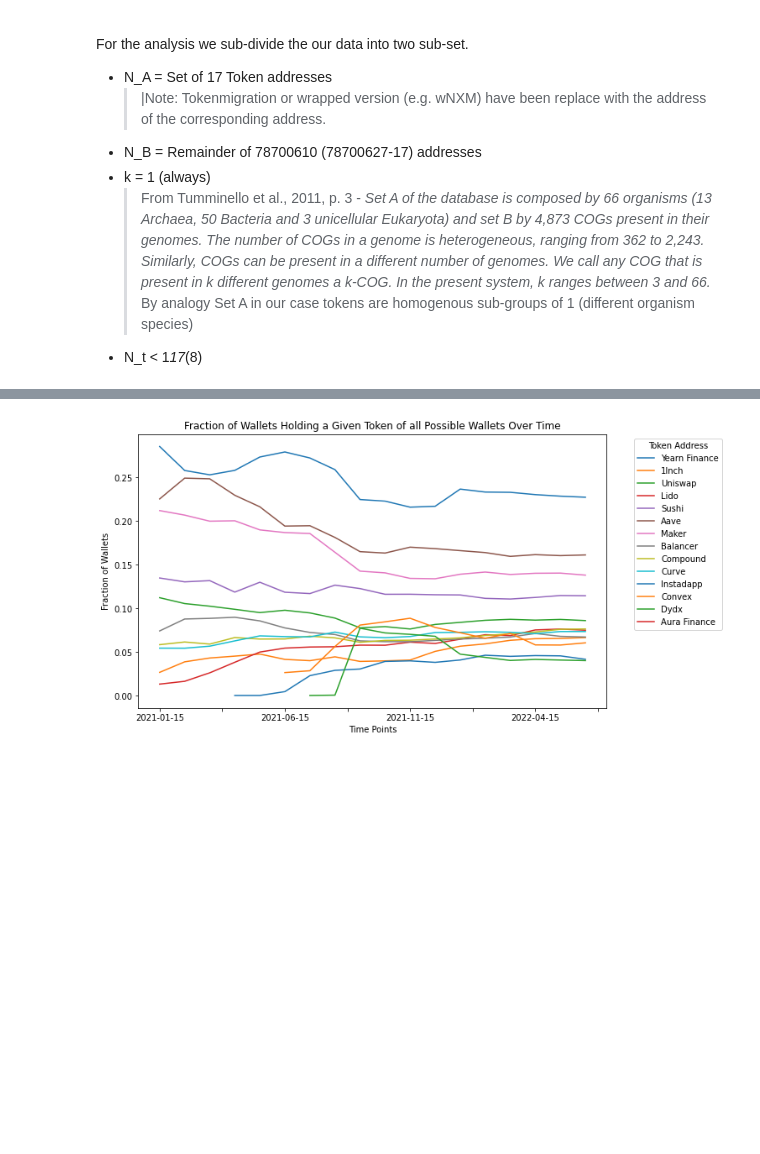
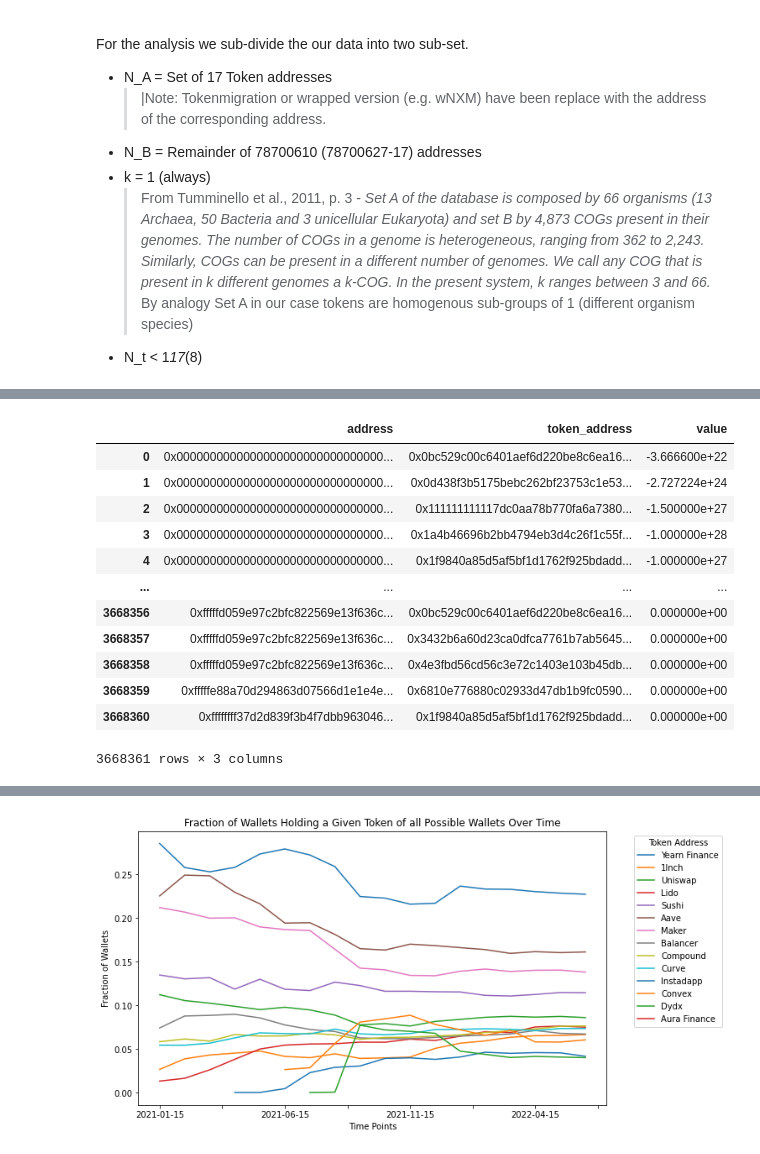
Before and after one commit to xm3van/research-project-erc20-governance, a Jupyter notebook: bipartite_complex_systems_token_network_projections/network_analysis_prep_clean.ipynb, the cells around one changed output, grey strips where cells are left out. Saved outputs shown, nothing was run; the diff lists cells and outputs as text; code cells hidden in the pictures; blank space fills up the shorter version.

```diff
--- a/bipartite_complex_systems_token_network_projections/network_analysis_prep_clean.ipynb
+++ b/bipartite_complex_systems_token_network_projections/network_analysis_prep_clean.ipynb
@@ -39,3 +48,28 @@ known_burner_addresses = ['0x0000000000000000000000000000000000000000',
+# %%
+for snapshot in df_snapshot[df_snapshot['Block Height'] >= 11547458]['Block Height']:
+
+    # read snapshot
+    # ddf = pd.read_csv(join(path, 'token_balance_lookup_tables/token_holder_snapshot_balance_14967365.csv'))
+    ddf = pd.read_csv(join(path,f"token_balance_lookup_tables_labelled/df_token_balenace_labelled_greater_01pct_bh{snapshot}_v2.csv"), index_col=[0])
+    ddf = ddf.rename(columns={'address_x': 'address'})
+    ddf =
+    break
+# %%
+ddf
+# %% [output]
+|  | address | token_address | value |
+| 0 | 0x0000000000000000000000000000000... | 0x0bc529c00c6401aef6d220be8c6ea16... | -3.666600e+22 |
+| 1 | 0x0000000000000000000000000000000... | 0x0d438f3b5175bebc262bf23753c1e53... | -2.727224e+24 |
+| 2 | 0x0000000000000000000000000000000... | 0x111111111117dc0aa78b770fa6a7380... | -1.500000e+27 |
+| 3 | 0x0000000000000000000000000000000... | 0x1a4b46696b2bb4794eb3d4c26f1c55f... | -1.000000e+28 |
+| 4 | 0x0000000000000000000000000000000... | 0x1f9840a85d5af5bf1d1762f925bdadd... | -1.000000e+27 |
+| ... | ... | ... | ... |
+| 3668356 | 0xfffffd059e97c2bfc822569e13f636c... | 0x0bc529c00c6401aef6d220be8c6ea16... | 0.000000e+00 |
+| 3668357 | 0xfffffd059e97c2bfc822569e13f636c... | 0x3432b6a60d23ca0dfca7761b7ab5645... | 0.000000e+00 |
+| 3668358 | 0xfffffd059e97c2bfc822569e13f636c... | 0x4e3fbd56cd56c3e72c1403e103b45db... | 0.000000e+00 |
+| 3668359 | 0xfffffe88a70d294863d07566d1e1e4e... | 0x6810e776880c02933d47db1b9fc0590... | 0.000000e+00 |
+| 3668360 | 0xffffffff37d2d839f3b4f7dbb963046... | 0x1f9840a85d5af5bf1d1762f925bdadd... | 0.000000e+00 |
+3668361 rows × 3 columns
 # %%
 # read snapshot
 # ddf = dd.read_csv(join(path, 'token_balance_lookup_tables/token_holder_snapshot_balance_14967365.csv'))
```
Also changed, not shown: parts of 4 cells of this notebook, 4 other files.
